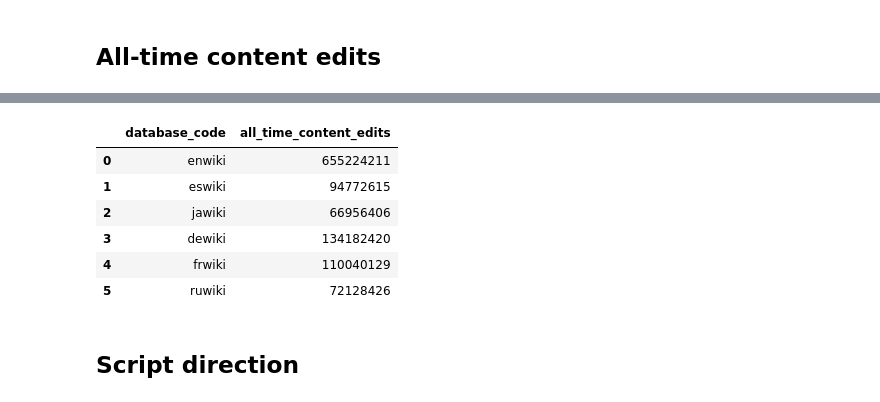
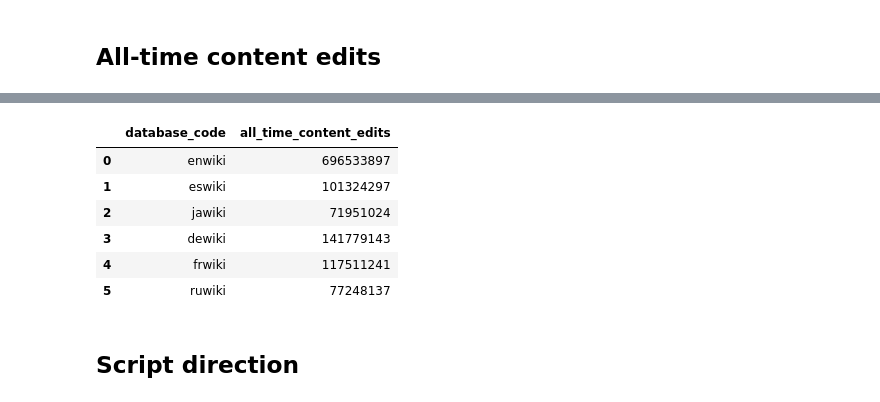
Before and after one commit to wikimedia-research/wiki-comparison, a Jupyter notebook: data-collection/data-collection.ipynb, the cells around one changed output, grey strips where cells are left out. Saved outputs shown, nothing was run; the diff lists cells and outputs as text; code cells hidden in the pictures.

Commit message:
Update for Jan 2023 snapshot

```diff
--- a/data-collection/data-collection.ipynb
+++ b/data-collection/data-collection.ipynb
@@ -9,7 +9,7 @@ from wmfdata.utils import get_dblist
 # %%
 # Data will be generated for the 12 months ending with and including SNAPSHOT
 # This is also the mediawiki_history snapshot necessary for the calculations.
-SNAPSHOT = "2021-12"
+SNAPSHOT = "2023-01"
 
 # An ordered list of wikis for which to output each metric after it is generated.
 # This is useful for spot checking the values generated against the previous snapshot.
@@ -70,4 +84,4 @@ WHERE
   AND status = "open"
   AND visibility = "public"
   AND editability = "public"
-""", session_type="yarn-large")
+""")
@@ -571,10 +527,15 @@ wikis_list = wikis["database_code"].tolist()
 
 ac = wmf.mariadb.run("""
 SELECT
-    database() AS database_code,
+    DATABASE() AS database_code,
     ss_good_articles AS content_pages
 FROM site_stats
 """, wikis_list)
+
+# Some wikis have sharded site_stats tables, which means the output will have multiple rows
+# for that wiki that need to be summed up.
+# Documented on https://www.mediawiki.org/wiki/Manual:Site_stats_table
+ac = ac.groupby("database_code").sum().reset_index()
 # %%
 check(ac)
 # %% [output]
@@ -590,7 +551,7 @@ merge_in(ac)
 # %% [markdown]
 ## All-time content edits
 # %%
-cce = wmf.spark.run("""
+atce = wmf.spark.run("""
 SELECT
     wiki_db AS database_code,
     COUNT(*) AS all_time_content_edits
@@ -625,11 +568,11 @@ PySpark executors will use /usr/lib/anaconda-wmf/bin/python3.
 # %%
-check(cce)
+check(atce)
 # %% [output]
 |  | database_code | all_time_content_edits |
-| 0 | enwiki | 655224211 |
-| 1 | eswiki | 94772615 |
-| 2 | jawiki | 66956406 |
-| 3 | dewiki | 134182420 |
-| 4 | frwiki | 110040129 |
-| 5 | ruwiki | 72128426 |
+| 0 | enwiki | 696533897 |
+| 1 | eswiki | 101324297 |
+| 2 | jawiki | 71951024 |
+| 3 | dewiki | 141779143 |
+| 4 | frwiki | 117511241 |
+| 5 | ruwiki | 77248137 |
 # %%
```
Also changed, not shown: parts of 30 cells of this notebook, 1 other file.
